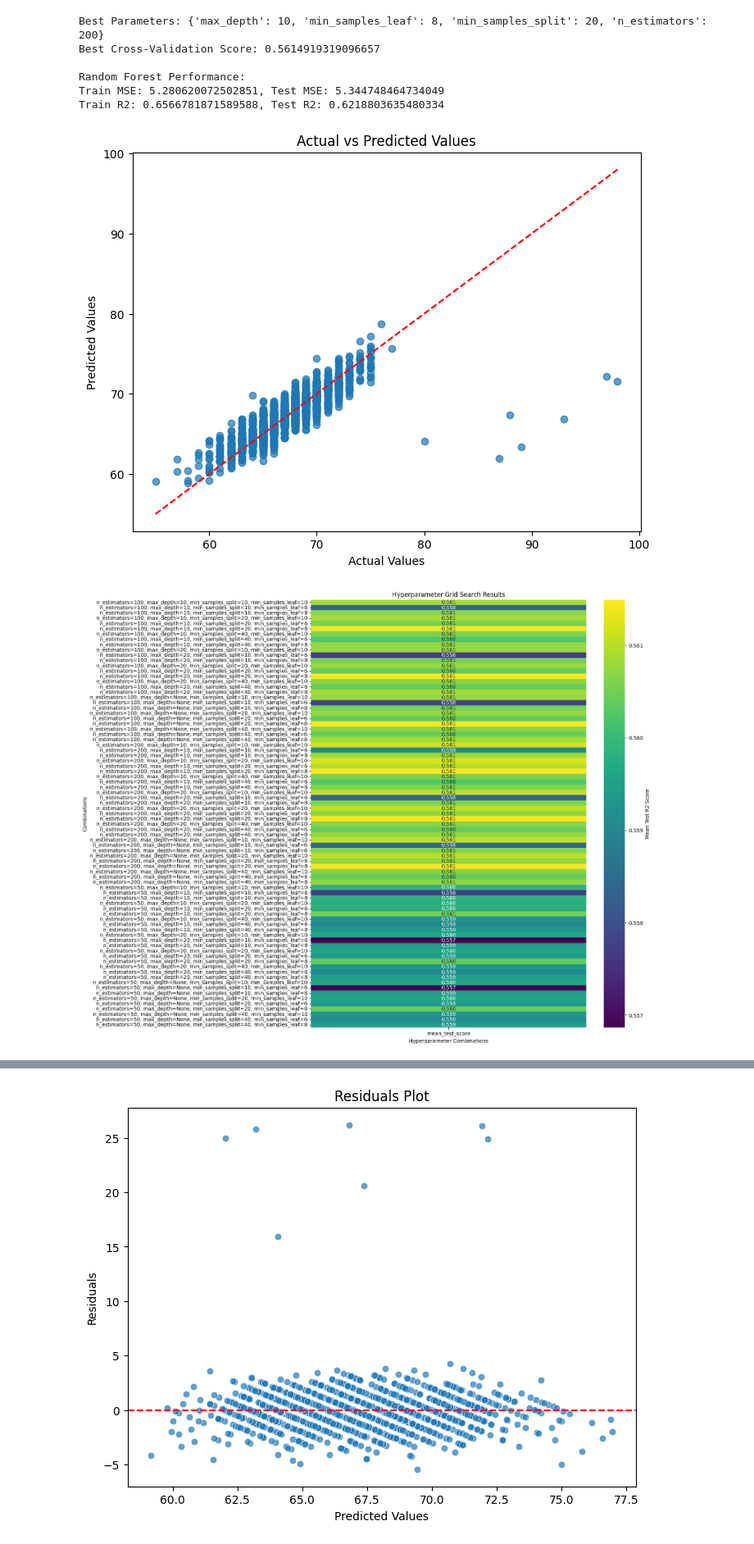
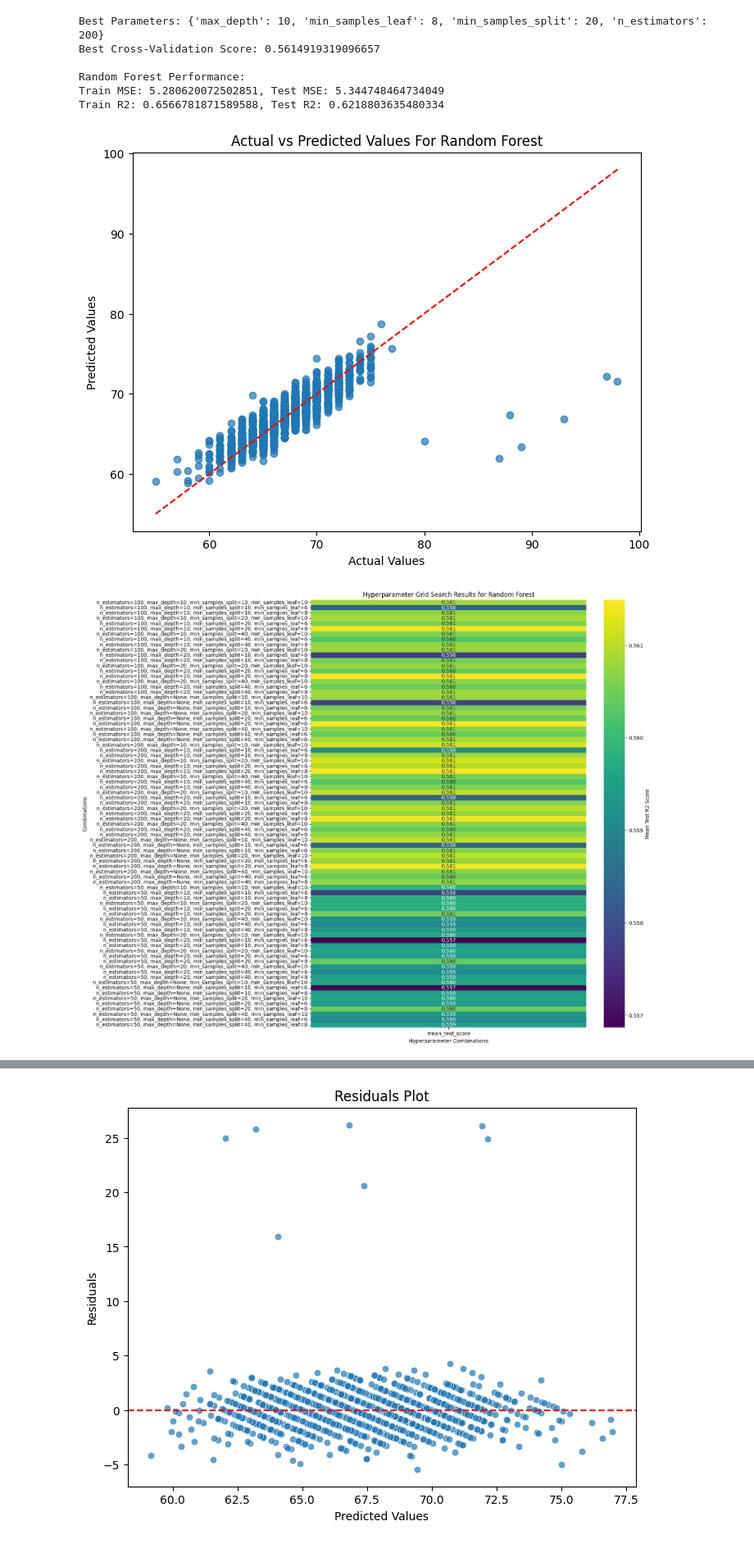
Before and after one commit to cc81972/Predict-a-score, a Jupyter notebook: modelcreation.ipynb, the cells around one changed output, grey strips where cells are left out. Shown at 82% size. Drawn from its saved outputs; the diff is of its cells as text; code cells hidden in the pictures.

```diff
--- a/modelcreation.ipynb
+++ b/modelcreation.ipynb
@@ -291,7 +291,7 @@ plt.scatter(y_test, y_test_pred, alpha=0.7)
 plt.plot([y_test.min(), y_test.max()], [y_test.min(), y_test.max()], 'r--') # line
 plt.xlabel('Actual Values')
 plt.ylabel('Predicted Values')
-plt.title('Actual vs Predicted Values')
+plt.title('Actual vs Predicted Values For Random Forest')
 plt.show()
 
 # Extracting the grid search results
@@ -316,40 +316,40 @@ pivot_table = results.pivot_table(
 # Plotting the heatmap
 plt.figure(figsize=(12, 15))
 sns.heatmap(pivot_table, annot=True, fmt=".3f", cmap="viridis", cbar_kws={'label': 'Mean Test R2 Score'})
-plt.title("Hyperparameter Grid Search Results")
+plt.title("Hyperparameter Grid Search Results for Random Forest")
 plt.xlabel("Hyperparameter Combinations")
 plt.ylabel("Combinations")
 plt.yticks(rotation=0)
 plt.show()
 
 import numpy as np
 import matplotlib.pyplot as plt
 
 # Flatten y_train and y_test to 1D arrays (if they're not already)
 y_train_flat = y_train.values.ravel() if hasattr(y_train, 'values') else y_train.ravel()
 y_test_flat = y_test.values.ravel() if hasattr(y_test, 'values') else y_test.ravel()
 
 # Predict on both training and test data
 train_predictions_rf = best_random_forest.predict(X_train)
 test_predictions_rf = best_random_forest.predict(X_test)
 
 # Calculate residuals
 train_residuals_rf = y_train_flat - train_predictions_rf
 test_residuals_rf = y_test_flat - test_predictions_rf
 
 # Plot Residuals vs Predicted Values
 plt.figure(figsize=(6, 6))
 plt.scatter(train_predictions_rf, train_residuals_rf, color='blue', label='Train Residuals', alpha=0.5)
 plt.scatter(test_predictions_rf, test_residuals_rf, color='red', label='Test Residuals', alpha=0.5)
 plt.axhline(y=0, color='black', linestyle='--')
 plt.xlabel('Predicted Values')
 plt.ylabel('Residuals')
 plt.title('Residuals vs Predicted Values for Random Forest')
 plt.legend()
 plt.show()
 # %% [output]
-[figure, old version]
+[figure, new version]
-[figure, old version]
+[figure, new version]
 [figure]
 # %%
 import seaborn as sns
```
Also changed, not shown: parts of 2 cells of this notebook.
